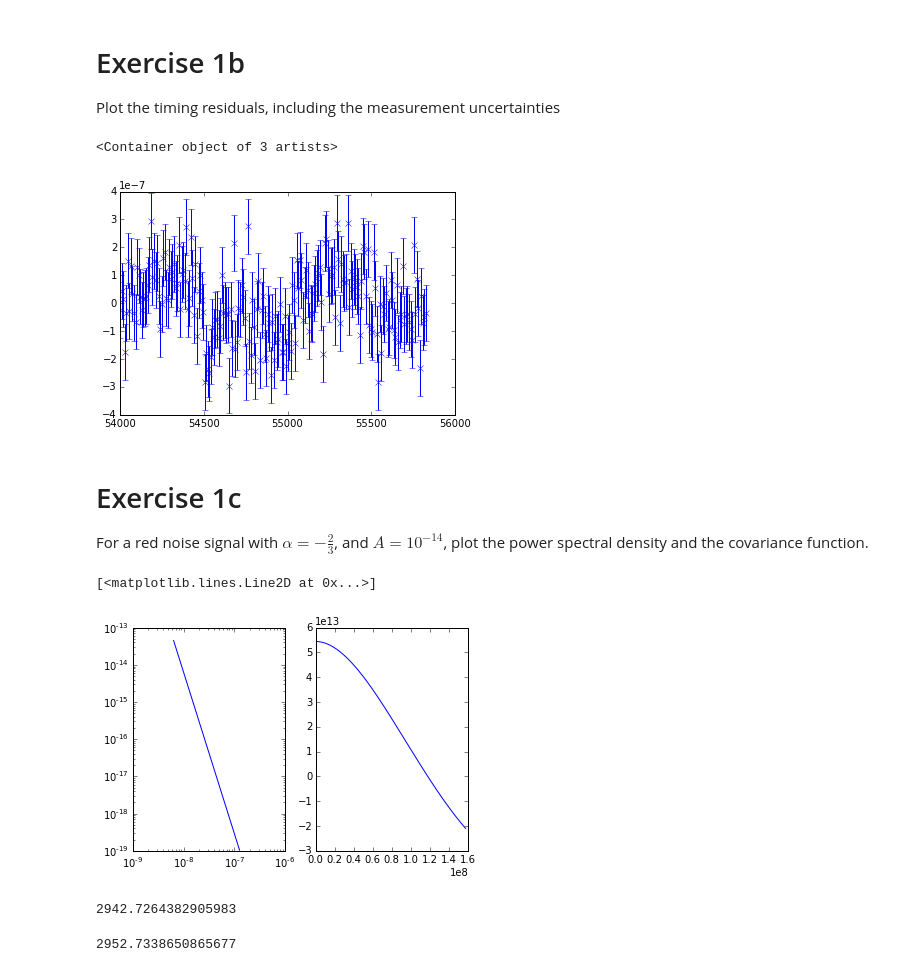
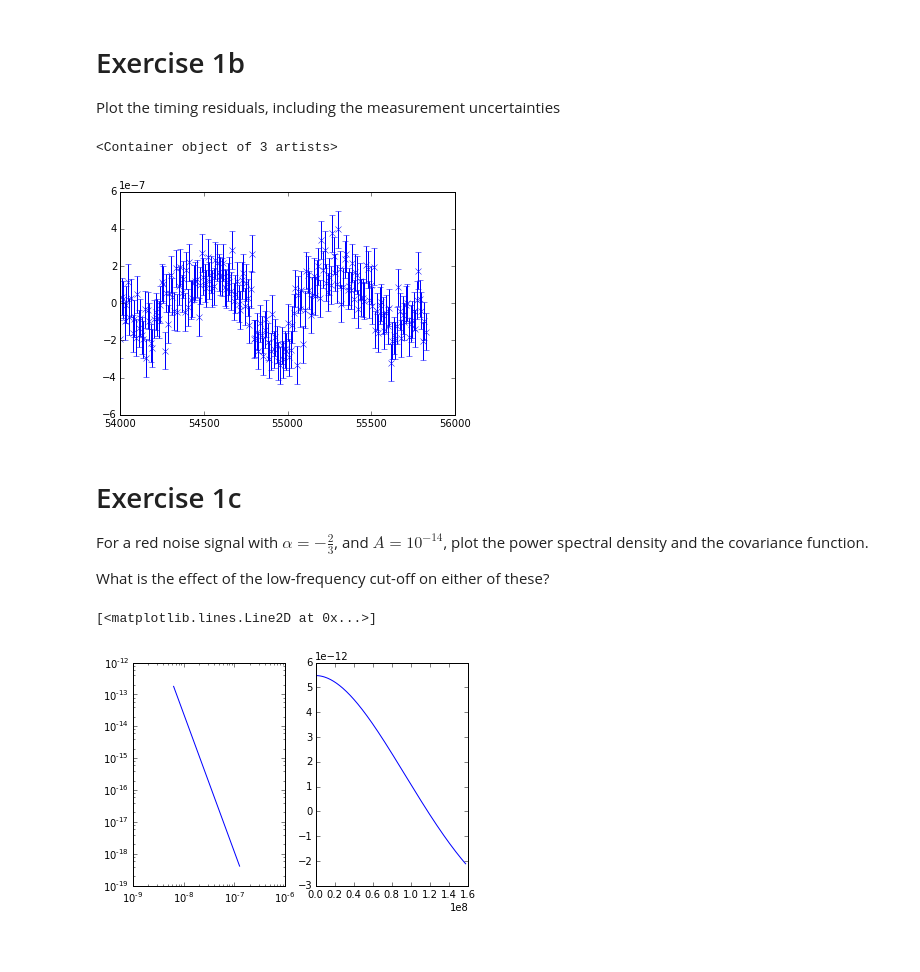
Before and after one commit to nanograv/pulsar_timing_school, a Jupyter notebook: day2/day2.ipynb, the cells around one changed output. Saved outputs shown, nothing was run; the diff lists cells and outputs as text; code cells hidden in the pictures.

```diff
--- a/day2/day2.ipynb
+++ b/day2/day2.ipynb
@@ -89,7 +93,7 @@ def fourierdesignmatrix(t, nmodes, Ttot=None):
 ## Functions for power-law spectral analysis ##
 In order to do spectral analysis, we need the PSD, the covariance function (PSD cosine transform), and the covariance matrix.
 # %%
-def PL_psd(f, amp, alpha, sig_fL, bin_fL=1.0/20, binned=True):
+def PL_psd(f, amp, alpha, sig_fL):
     """
     PSD for a power-law signal.
 
@@ -105,21 +109,12 @@ def PL_psd(f, amp, alpha, sig_fL, bin_fL=1.0/20, binned=True):
     :param sig_fL:
         Signal low-frequency cut-off. A physical bound
 
-    :param bin_fL:
-        The binning spacing (in 1/year)
-
-    :param binned:
-        Whether to include the binning factor
-
     Note that this function returns the power per
     frequency bin of (1/Tmax) size, so the units are in sec^2 / (1/Tmax)
     """
     Si = 3.0 - 2.0*alpha
 
-    if bin_fL is not None and binned == True:
-        Tmax = year / bin_fL
-    else:
-        Tmax = 1.0
+    Tmax = 1.0 / np.min(f)
 
     freqpy = f * year
 
@@ -150,8 +145,8 @@ def PL_covfunc(tau, amp, alpha=-2.0/3.0, fL=1.0/(year*20)):
     :param fL:
         the low-frequency cut-off
     """
-
-    x = 2 * np.pi * fL * np.abs(tau)
+    fL = fL * year
+    x = 2 * np.pi * fL * np.abs(tau) / year
     cf = ss.gamma(-2+2*alpha) * np.cos(np.pi*alpha)
     power = cf * x**(2-2*alpha)
     ksum = ss.hyp1f2(alpha-1,0.5,alpha,-0.25*x**2)[0]/(2*alpha-2)
@@ -236,7 +231,7 @@ In this exercise, we test the provided functions above. We'll read in data, and
 # Exercise 1a #
 Read in a pulsar of your choice, and initialize the pulsar class
 # %%
-psrnum = 0 # J0030
+psrnum = 1 # J0030
 psrlist = glob.glob('signals/J?????????.txt')
 psrname = os.path.splitext(psrlist[psrnum])[0]
 sigfile = psrname + '.txt'
@@ -255,34 +250,28 @@ Plot the timing residuals, including the measurement uncertainties
 plt.errorbar(toas, residuals, yerr=toaerrs, fmt='x', c='blue')
 # %% [output]
 <Container object of 3 artists>
-[figure, old version]
+[figure, new version]
 # %% [markdown]
 # Exercise 1c #
 For a red noise signal with $\alpha=-\frac{2}{3}$, and $A=10^{-14}$, plot the power spectral density and the covariance function.
+
+What is the effect of the low-frequency cut-off on either of these?
 # %%
 fig, ax = plt.subplots(nrows=1, ncols=2)
 
 # Power-law parameters
 amp = 1.0e-14
 alpha = -2.0/3.0
 fL = 1.0 / (np.max(psr.toas) - np.min(psr.toas))
 
 # Create the PSD
 psd = PL_psd(psr.freqs, amp=1.0e-14, alpha=-2.0/3.0, sig_fL=fL)
 ax[0].loglog(psr.freqs, psd)
 
 # Create the covariance function
 tau = psr.toas-np.min(psr.toas)
-covf = PL_covfunc(tau, amp, alpha)
+covf = PL_covfunc(tau, amp, alpha, fL=fL/4.0)
 ax[1].plot(tau, covf)
 # %% [output]
 [<matplotlib.lines.Line2D at 0x...>]
-[figure, old version]
+[figure, new version]
-# %%
-fncs.mark2loglikelihood(psr, 1.0e-7, 1.0e-15, 4.33)
-# %% [output]
-2942.7264382905983
-# %%
-fncs.mark2loglikelihood(psr, 1.0e-7, 1.0e-14, 4.33)
-# %% [output]
-2952.7338650865677
```
Also changed, not shown: parts of 24 cells of this notebook.
